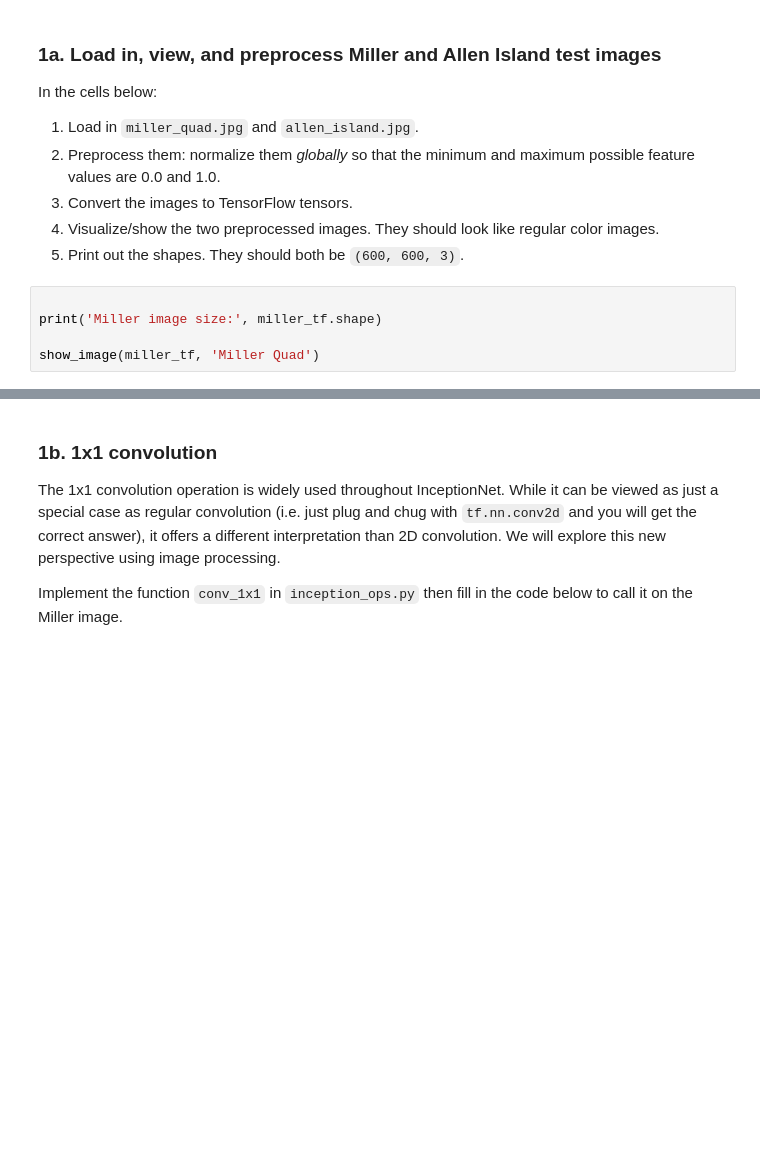
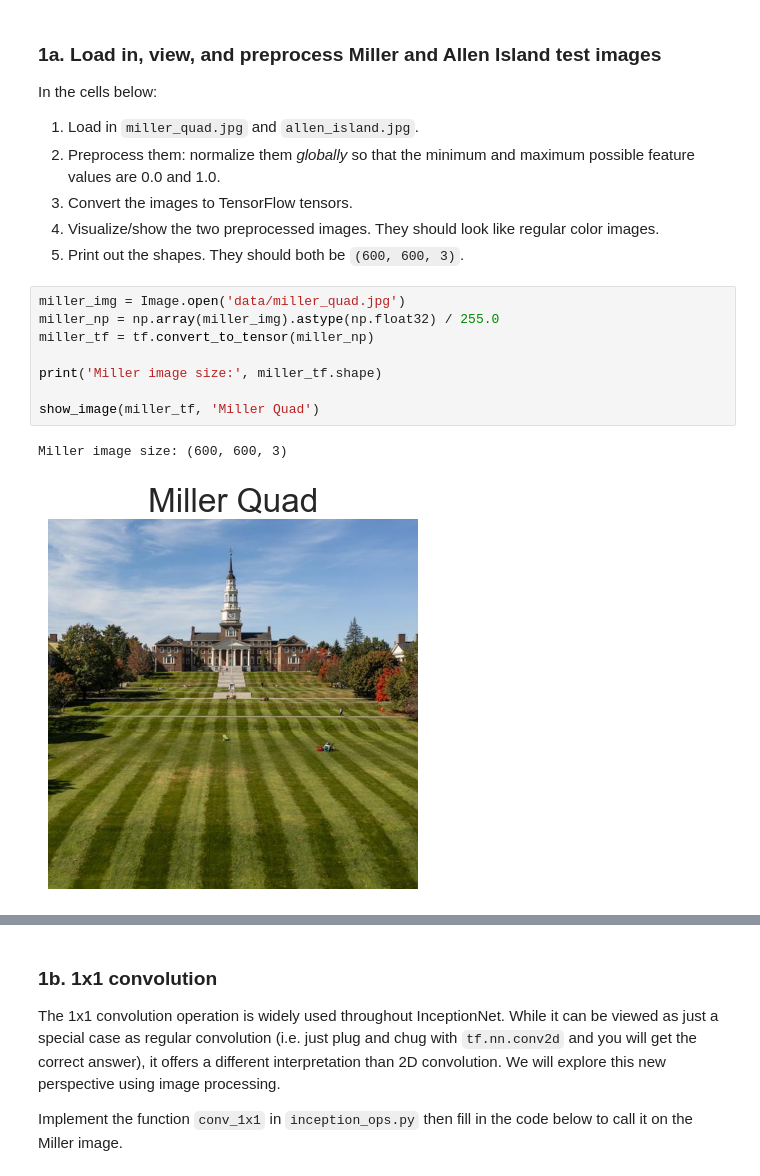
Before and after one commit to nssent25/CS444, a Jupyter notebook: Project2/inception_net.ipynb, the cells around one changed output, grey strips where cells are left out. Drawn from its saved outputs; the diff is of its cells as text; blank space fills up the shorter version.

```diff
--- a/Project2/inception_net.ipynb
+++ b/Project2/inception_net.ipynb
@@ -51,8 +51,14 @@ In the cells below:
 4. Visualize/show the two preprocessed images. They should look like regular color images.
 5. Print out the shapes. They should both be `(600, 600, 3)`.
 # %%
+miller_img = Image.open('data/miller_quad.jpg')
+miller_np = np.array(miller_img).astype(np.float32) / 255.0
+miller_tf = tf.convert_to_tensor(miller_np)
 
 print('Miller image size:', miller_tf.shape)
 
 show_image(miller_tf, 'Miller Quad')
+# %% [output]
+Miller image size: (600, 600, 3)
+[figure, added]
 # %%
```
Also changed, not shown: parts of 9 cells of this notebook, 7 other files.
